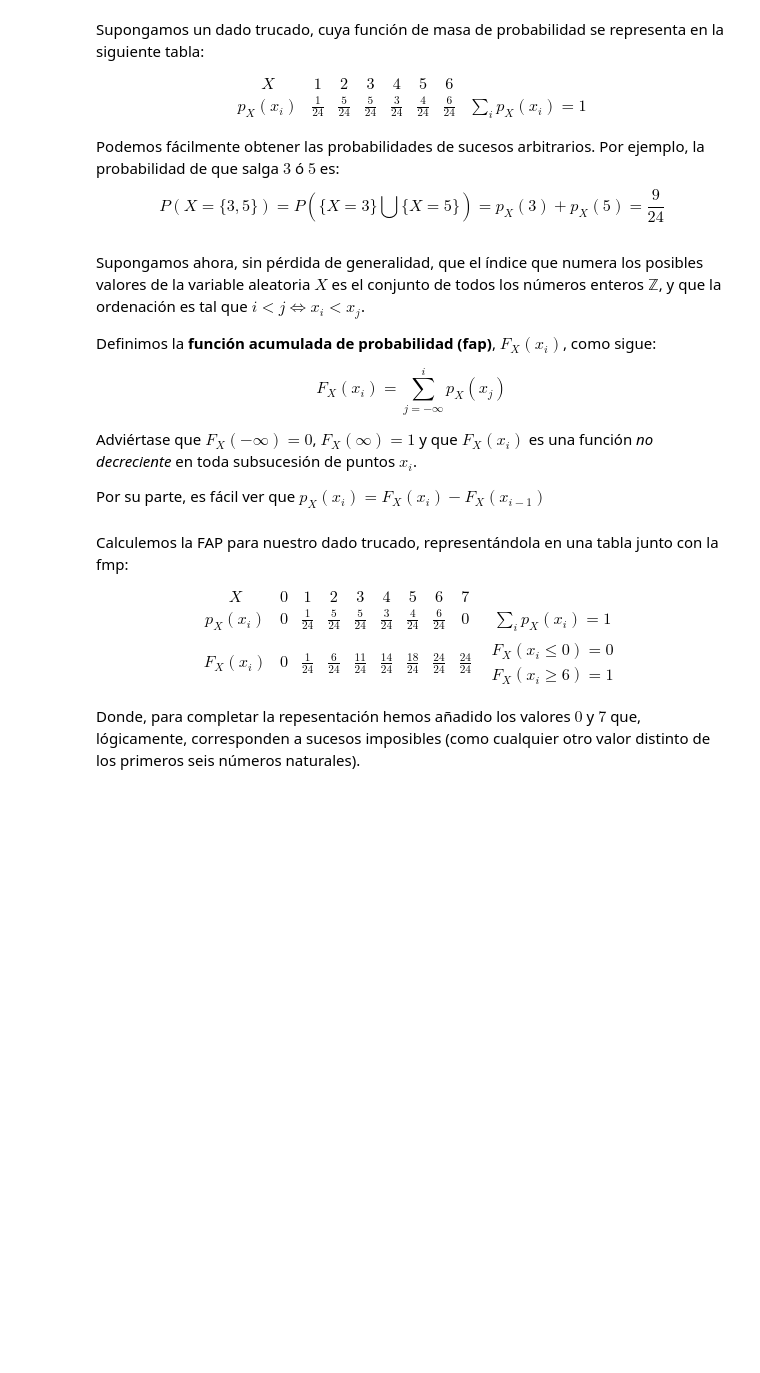
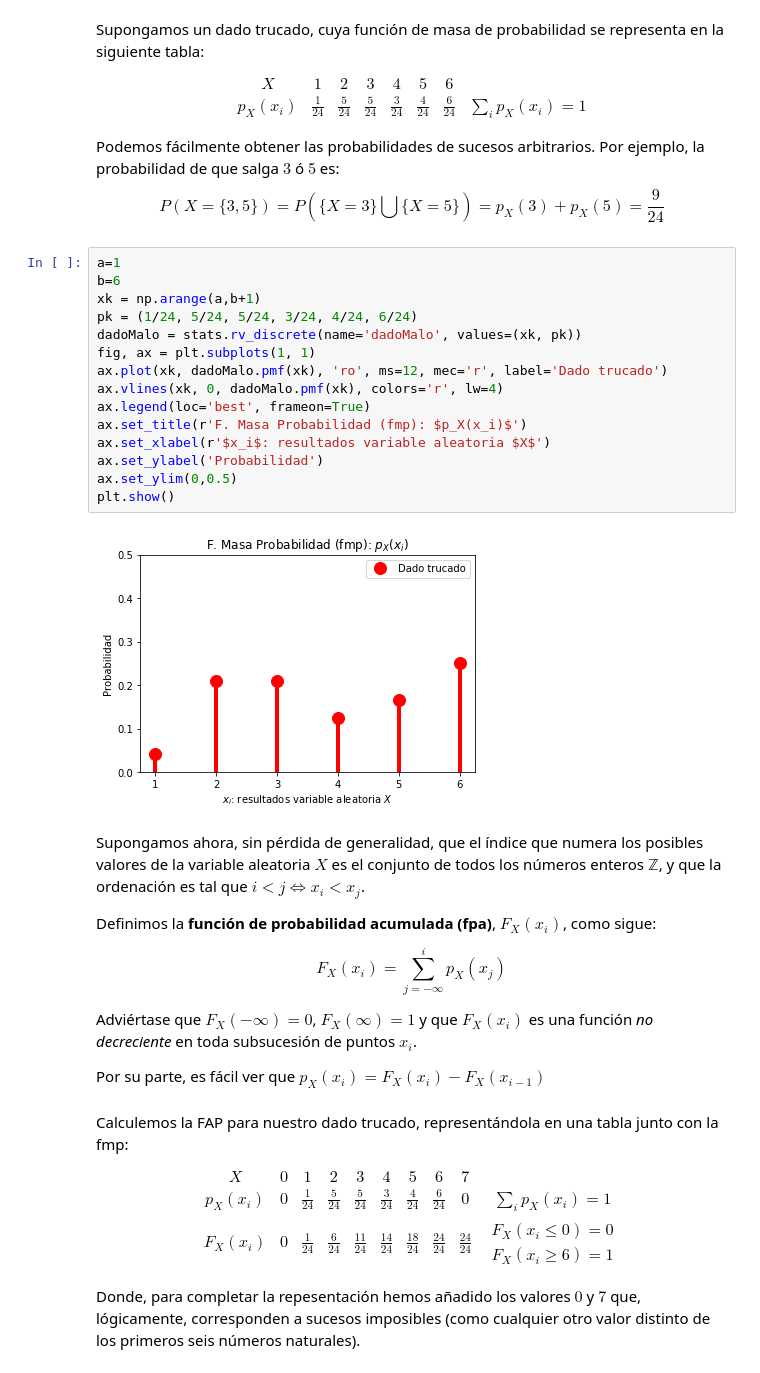
Before and after one commit to jruizalz/EPE-ULPGC, a Jupyter notebook: Bloque_2/2.VariableDiscreta.ipynb, the cells around one changed output. Saved outputs shown, nothing was run; the diff lists cells and outputs as text; blank space fills up the shorter version.

```diff
--- a/Bloque_2/2.VariableDiscreta.ipynb
+++ b/Bloque_2/2.VariableDiscreta.ipynb
@@ -27,10 +34,27 @@ Podemos fácilmente obtener las probabilidades de sucesos arbitrarios. Por ejemp
 $$
 P(X=\{3,5\})=P(\{X=3\}\bigcup \{X=5\}) = p_X(3)+p_X(5)=\frac{9}{24}
 $$
+# %%
+a=1
+b=6
+xk = np.arange(a,b+1)
+pk = (1/24, 5/24, 5/24, 3/24, 4/24, 6/24)
+dadoMalo = stats.rv_discrete(name='dadoMalo', values=(xk, pk))
+fig, ax = plt.subplots(1, 1)
+ax.plot(xk, dadoMalo.pmf(xk), 'ro', ms=12, mec='r', label='Dado trucado')
+ax.vlines(xk, 0, dadoMalo.pmf(xk), colors='r', lw=4)
+ax.legend(loc='best', frameon=True)
+ax.set_title(r'F. Masa Probabilidad (fmp): $p_X(x_i)$')
+ax.set_xlabel(r'$x_i$: resultados variable aleatoria $X$')
+ax.set_ylabel('Probabilidad')
+ax.set_ylim(0,0.5)
+plt.show()
+# %% [output]
+[figure, added]
 # %% [markdown]
 Supongamos ahora, sin pérdida de generalidad, que el índice que numera los posibles valores de la variable aleatoria $X$ es el conjunto de todos los números enteros $\mathbb{Z}$, y que la ordenación es tal que $i<j \iff x_i < x_j$.
 
-Definimos la **función acumulada de probabilidad (fap)**, $F_X(x_i)$, como sigue:
+Definimos la **función de probabilidad acumulada (fpa)**, $F_X(x_i)$, como sigue:
 
 $$F_X(x_i)=\sum_{j=-\infty}^{i}p_X(x_j)$$
 
```
Also changed, not shown: parts of 12 cells of this notebook.
